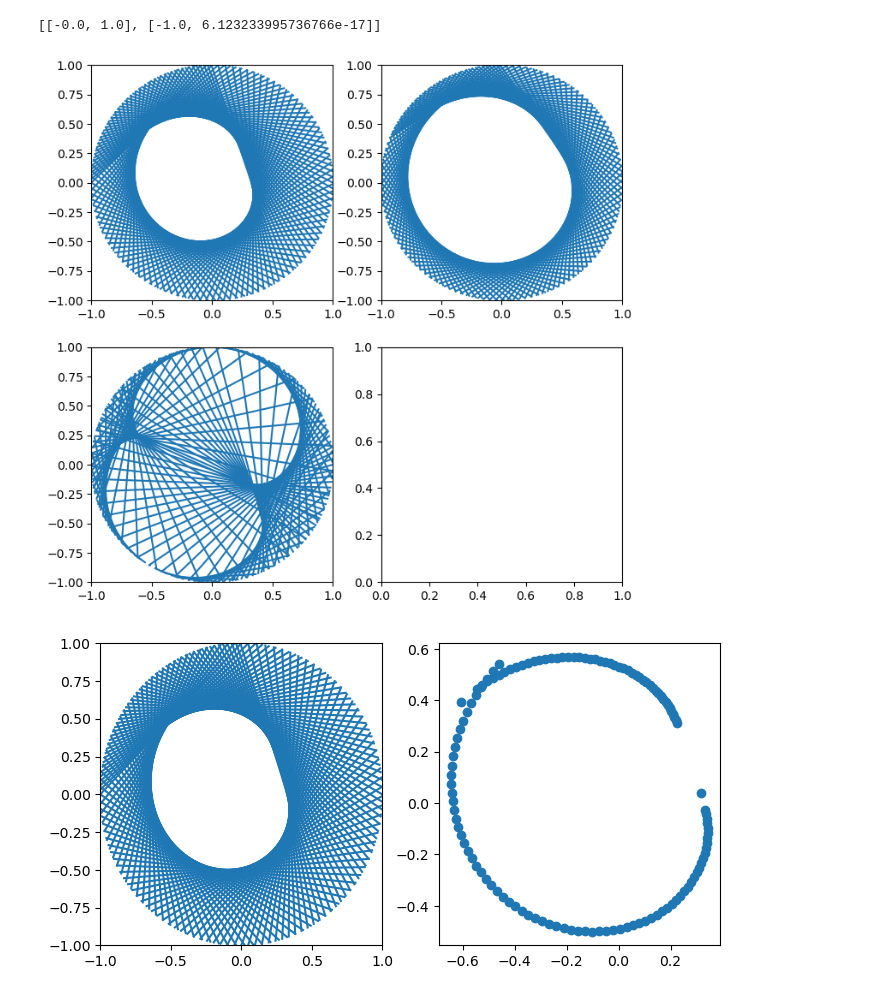
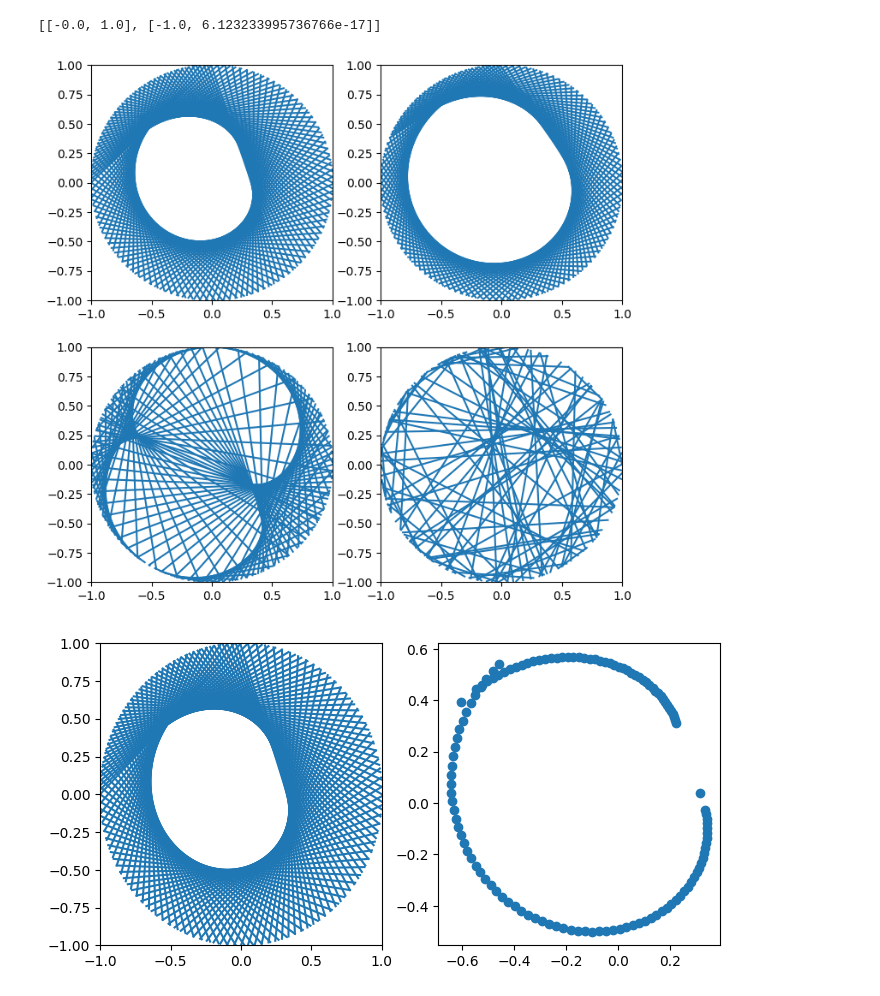
Before and after one commit to Sultanow/pedal_curves, a Jupyter notebook: python/notebooks/caustics.ipynb, the cells around one changed output. Cells and saved outputs as stored; diff of their text form; code cells hidden in the pictures.

Commit message:
Re add primes

```diff
--- a/python/notebooks/caustics.ipynb
+++ b/python/notebooks/caustics.ipynb
@@ -37,61 +37,61 @@ def dreamcatcher(ax, func):
     height=8
 
     for i in range(1, 2**height, 1):
         if i < 128:
             continue
         x1, y1 = rotate(i)
         x2, y2 = rotate(func(i))
         line_coordinates.append([[x1, y1], [x2, y2]])
         #plot the line
         line(ax, x1, y1, x2, y2)
 
     return line_coordinates
 
-# def dreamcatcher_prime(ax):
-#     infile = open('primes_179424673.bin', 'rb')
-#     primes = pickle.load(infile)
-#     infile.close()
+def dreamcatcher_prime(ax):
+    infile = open('primes_179424673.bin', 'rb')
+    primes = pickle.load(infile)
+    infile.close()
 
-#     line_coordinates = []
+    line_coordinates = []
 
-#     ax.set_xlim([-1,1])
-#     ax.set_ylim([-1,1])
+    ax.set_xlim([-1,1])
+    ax.set_ylim([-1,1])
 
-#     for i in range(len(primes)):
-#         if len(primes)<=i**2:
-#             break
-#         x1, y1 = rotate(0.0, 1.0, get_number_angle(primes[i]))
-#         x2, y2 = rotate(0.0, 1.0, get_number_angle(primes[i**2]))
-#         line(ax, x1, y1, x2, y2)
-#         line_coordinates.append([[x1, y1], [x2, y2]])
-#         line(ax, x1, y1, x2, y2)
+    for i in range(len(primes)):
+        if len(primes)<=i**2:
+            break
+        x1, y1 = rotate(primes[i])
+        x2, y2 = rotate(primes[i**2])
+        line(ax, x1, y1, x2, y2)
+        line_coordinates.append([[x1, y1], [x2, y2]])
+        line(ax, x1, y1, x2, y2)
 
-#     return line_coordinates
+    return line_coordinates
 
 line_coordinates = dreamcatcher(ax[0], lambda number: number*10)
 print(line_coordinates[0])
 
 dreamcatcher(ax[1], lambda number: number*19)
 dreamcatcher(ax[2], lambda number: number**3)
 
-# infile = open('primes_179424673.bin', 'rb')
-# primes = pickle.load(infile)
-# infile.close()
+infile = open('primes_179424673.bin', 'rb')
+primes = pickle.load(infile)
+infile.close()
 
-# ax[3].set_xlim([-1,1])
-# ax[3].set_ylim([-1,1])
+ax[3].set_xlim([-1,1])
+ax[3].set_ylim([-1,1])
 
-# for i in range(len(primes)):
-#     if len(primes)<=i**2:
-#         break
-#     x1, y1 = rotate(get_number_angle(primes[i]))
-#     x2, y2 = rotate(get_number_angle(primes[i**2]))
-#     line(ax[3], x1, y1, x2, y2)
+for i in range(len(primes)):
+    if len(primes)<=i**2:
+        break
+    x1, y1 = rotate(primes[i])
+    x2, y2 = rotate(primes[i**2])
+    line(ax[3], x1, y1, x2, y2)
 
 plt.show()
 # %% [output]
 [[-0.0, 1.0], [-1.0, 6.123233995736766e-17]]
-[figure, old version]
+[figure, new version]
 # %%
 def line_intersection(line1, line2):
     xdiff = (line1[0][0] - line1[1][0], line2[0][0] - line2[1][0])
```
Also changed, not shown: 1 other file.
